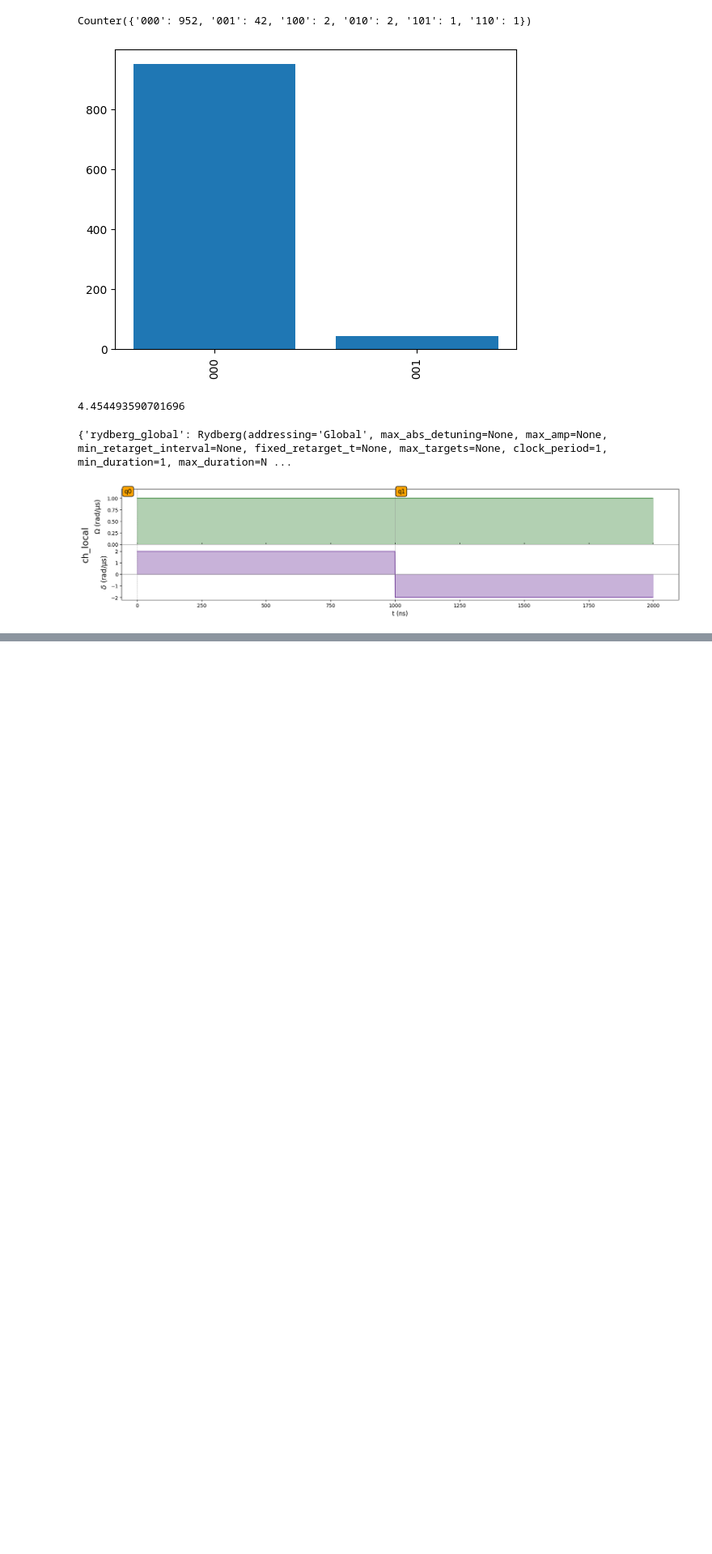
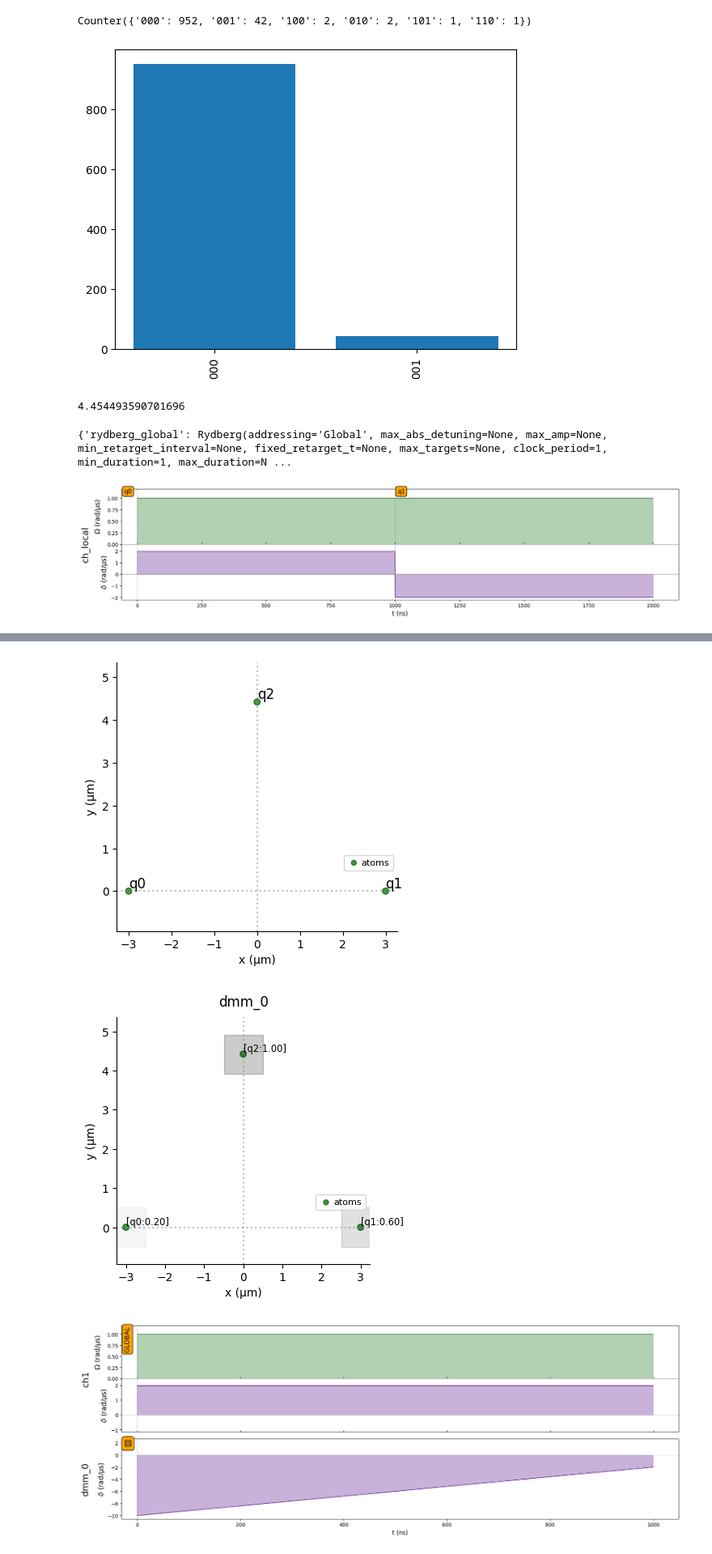
Before and after one commit to Kuift/Pasqal_0419, a Jupyter notebook: 414/pseudopascal.ipynb, the cells around one changed output, grey strips where cells are left out. Shown at 81% size. Saved outputs shown, nothing was run; the diff lists cells and outputs as text; code cells hidden in the pictures; blank space fills up the shorter version.

```diff
--- a/414/pseudopascal.ipynb
+++ b/414/pseudopascal.ipynb
@@ -176,0 +184,60 @@ Counter({'001': 454, '000': 356, '100': 176, '010': 13, '101': 1})
+# %%
+import numpy as np
+import pulser
+from pulser import Register, Sequence, Pulse
+from pulser.devices import DigitalAnalogDevice
+from pulser.waveforms import RampWaveform
+from pulser.register.weight_maps import DetuningMap
+import math
+
+# Generate 3-qubit triangle register
+def get_registers(distance1, distance2):
+    y = math.sqrt(abs((distance1/2)**2 - distance2**2))
+    return Register({
+        "q0": (-distance1/2, 0),
+        "q1": (distance1/2, 0),
+        "q2": (0, y),
+    })
+
+R_ij = 6  # distance in micrometers
+dist_1 = R_ij
+dist_2 = (0.5 * (dist_1 ** 6)) ** (1 / 6)
+reg = get_registers(dist_1, dist_2)
+reg.draw()
+
+# Define the sequence
+seq = Sequence(reg, DigitalAnalogDevice)
+
+# Define per-qubit weights
+weights = {
+    "q0": 0.2,  # scaled detuning ramp
+    "q1": 0.6,
+    "q2": 1.0,
+}
+# 1) Declare the global drive channel
+seq.declare_channel("ch1", "rydberg_global")
+
+# 2) Define your Rabi waveform Ω(t).
+#    Here we’ll do a simple constant-amplitude pulse lasting 1000 ns at amplitude 1.0 rad/µs:
+
+pulse = Pulse(rabi_freq_amp, detuning=RampWaveform(1000, 2.0, 2.0), phase=0)
+seq.add(pulse,"ch1")
+# Create detuning map
+det_map = reg.define_detuning_map(weights)
+
+# Configure DMM channel
+seq.config_detuning_map(det_map, "dmm_0")
+
+# Define waveform with negative detuning (required)
+ramp = RampWaveform(1000, -10.0, -2.0)  # Must be negative
+
+# Add DMM detuning
+seq.add_dmm_detuning(ramp, "dmm_0")
+
+
+# Draw the sequence to verify per-qubit detunings
+seq.draw(draw_detuning_maps=True, draw_qubit_det=True, draw_qubit_amp=True)
+# %% [output]
+[figure, added]
+[figure, added]
+[figure, added]
```
Also changed, not shown: parts of 4 cells of this notebook.
